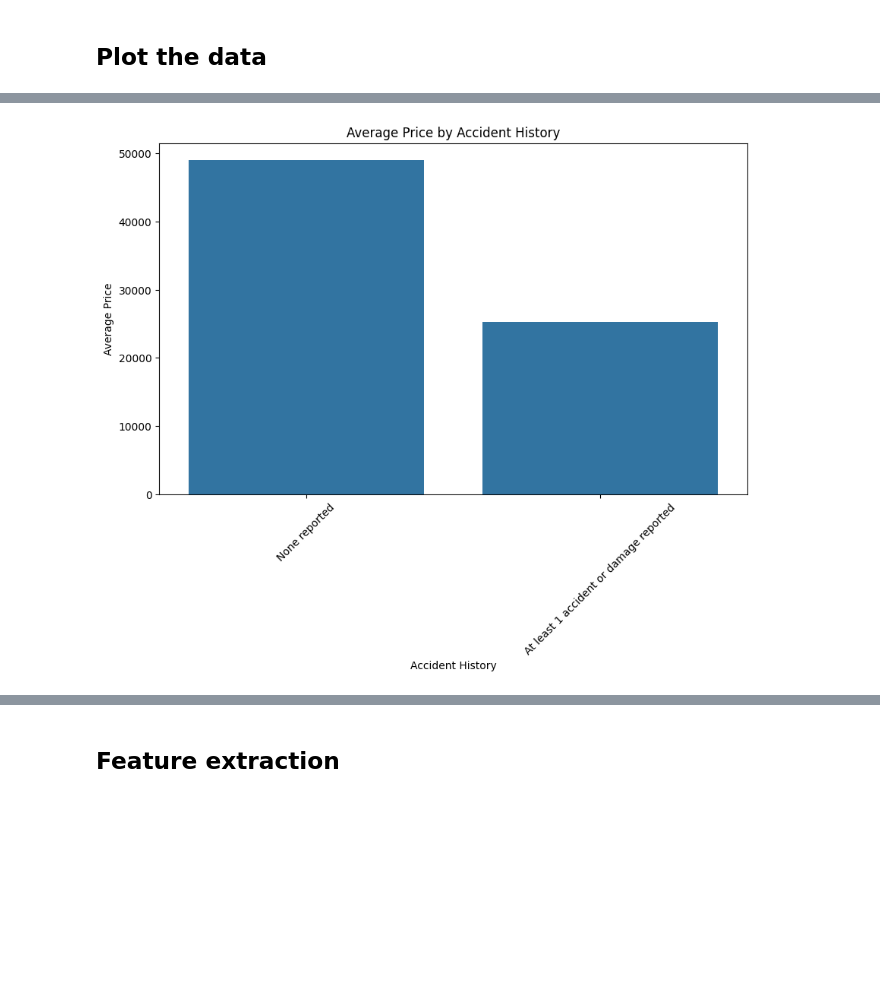
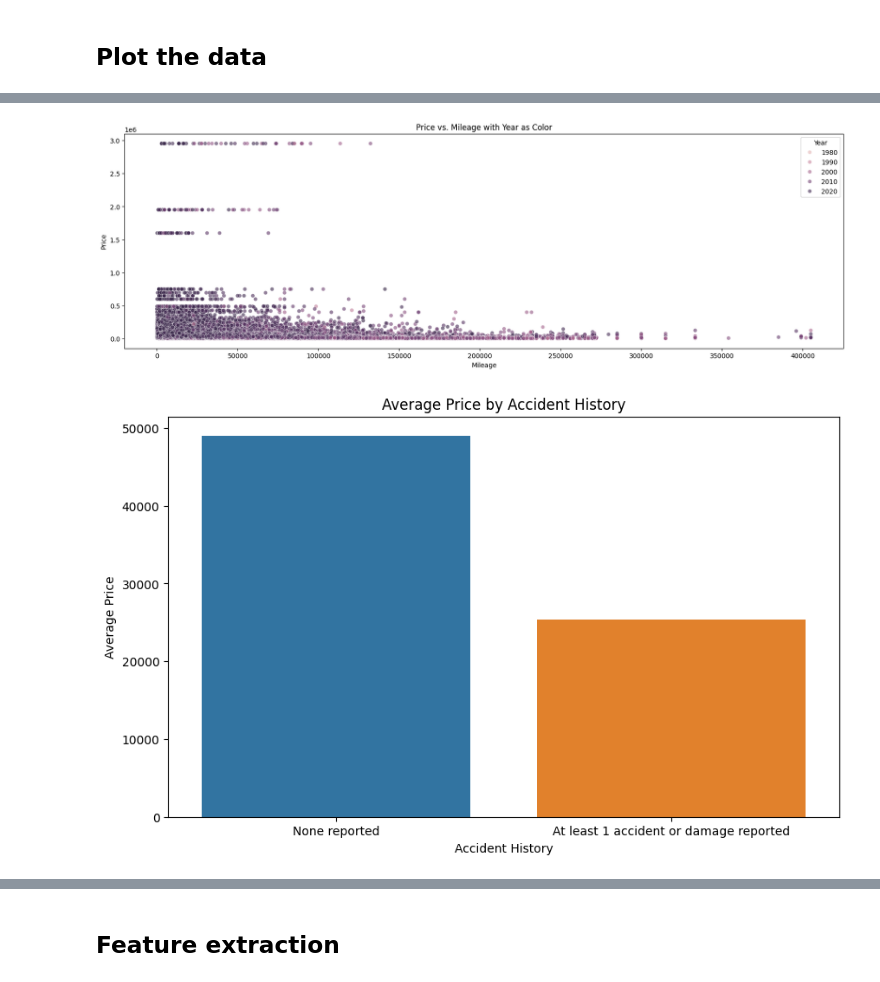
Before and after one commit to tancredibosi/bosi-Regression_Used_Cars_Price, a Jupyter notebook: bosi_car_prices.ipynb, the cells around one changed output, grey strips where cells are left out. Cells and saved outputs as stored; diff of their text form; code cells hidden in the pictures; blank space fills up the shorter version.

```diff
--- a/bosi_car_prices.ipynb
+++ b/bosi_car_prices.ipynb
@@ -103,12 +124,22 @@ plt.show()
+# %%
+# Scatter plot of Price vs Mileage
+plt.figure(figsize=(20, 6))
+sns.scatterplot(data=data, x='milage', y='price', hue='model_year', alpha=0.6)
+plt.title("Price vs. Mileage with Year as Color")
+plt.xlabel("Mileage")
+plt.ylabel("Price")
+plt.legend(title="Year")
+plt.show()
+# %% [output]
+[figure, added]
 # %%
 plt.figure(figsize=(10, 6))
-sns.barplot(x='accident', y='price', data=data, errorbar=None)
+sns.barplot(x='accident', y='price', data=data, errorbar=None, hue='accident', legend=False)
 plt.title('Average Price by Accident History')
 plt.xlabel('Accident History')
 plt.ylabel('Average Price')
-plt.xticks(rotation=45)
 plt.show()
 # %% [output]
-[figure, old version]
+[figure, new version]
 # %%
 plt.figure(figsize=(10, 6))
```
Also changed, not shown: parts of 31 cells of this notebook.
